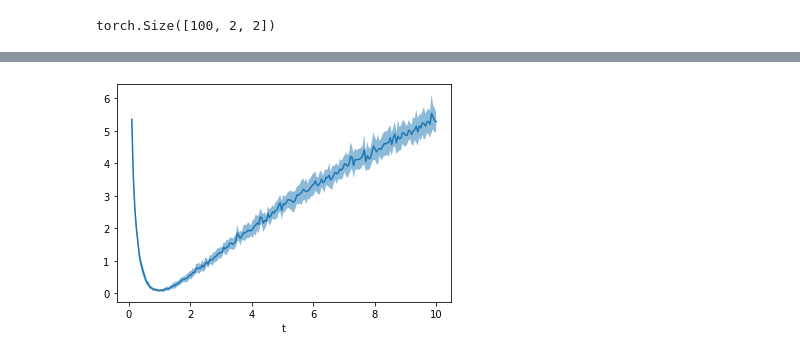
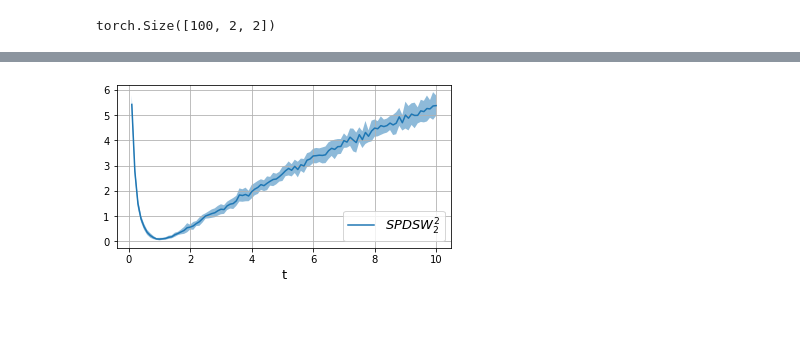
Before and after one commit to clbonet/SPDSW, a Jupyter notebook: SW_SPD.ipynb, the cells around one changed output, grey strips where cells are left out. Cells and saved outputs as stored; diff of their text form; code cells hidden in the pictures; blank space fills up the shorter version.

```diff
--- a/SW_SPD.ipynb
+++ b/SW_SPD.ipynb
@@ -112,0 +108,14 @@ for i in range(A.shape[0]):
+# %%
+i = 0
+
+fig = plt.figure(figsize=(6,4.5))
+
+for k in range(3):
+    plt.plot(ts[:,0,0].cpu(), L[:,k,i], label=r"$B_{\exp(tA_0)}(\exp(t A_"+str(k)+r"))$")
+
+plt.xlabel("t", fontsize=13)
+# plt.title(r"In direction $A_"+str(i)+r"$", fontsize=13)
+plt.legend(fontsize=13, loc="upper right")
+plt.grid(True)
+plt.savefig("./Busemann_along_geodesics.pdf", format="pdf", bbox_inches="tight")
+plt.show()
@@ -148,8 +159,8 @@ ntry = 20
 nsamples = 500
 nprojs = 500
 
-ts = torch.linspace(0.1,10,200)
-L = np.zeros((ntry, len(ts)))
+ts = torch.linspace(0.1,10,100)
+L_sw_wishart = np.zeros((ntry, len(ts)))
 
 bar = trange(ntry)
 for k in bar:
@@ -162,17 +173,22 @@ for k in bar:
         Bt = mt.sample((nsamples,))[:,0]
 
         sw = sliced_wasserstein_spd(B0, Bt, nprojs, device=device).item()
-        L[k, i] = sw
+        L_sw_wishart[k, i] = sw
 # %%
-m = np.mean(L, axis=0)
-s = np.std(L, axis=0)
+m = np.mean(L_sw_wishart, axis=0)
+s = np.std(L_sw_wishart, axis=0)
 
-plt.plot(ts, m)
+plt.figure(figsize=(6,3))
+
+plt.plot(ts, m, label=r"$SPDSW_2^2$")
 plt.fill_between(ts, m-s, m+s, alpha=0.5)
-plt.xlabel("t")
+plt.xlabel("t", fontsize=13)
+plt.legend(fontsize=13)
+plt.grid(True)
+plt.savefig("./SW_Wishart.pdf", format="pdf", bbox_inches="tight")
 plt.show()
 # %% [output]
-[figure, old version]
+[figure, new version]
 # %%
 mt = D.Wishart(torch.tensor([2], dtype=torch.float64, device=device), torch.eye(2, dtype=torch.float64, device=device))
 B0 = m0.sample((10000,))[:,0]
```
Also changed, not shown: parts of 49 cells of this notebook.
